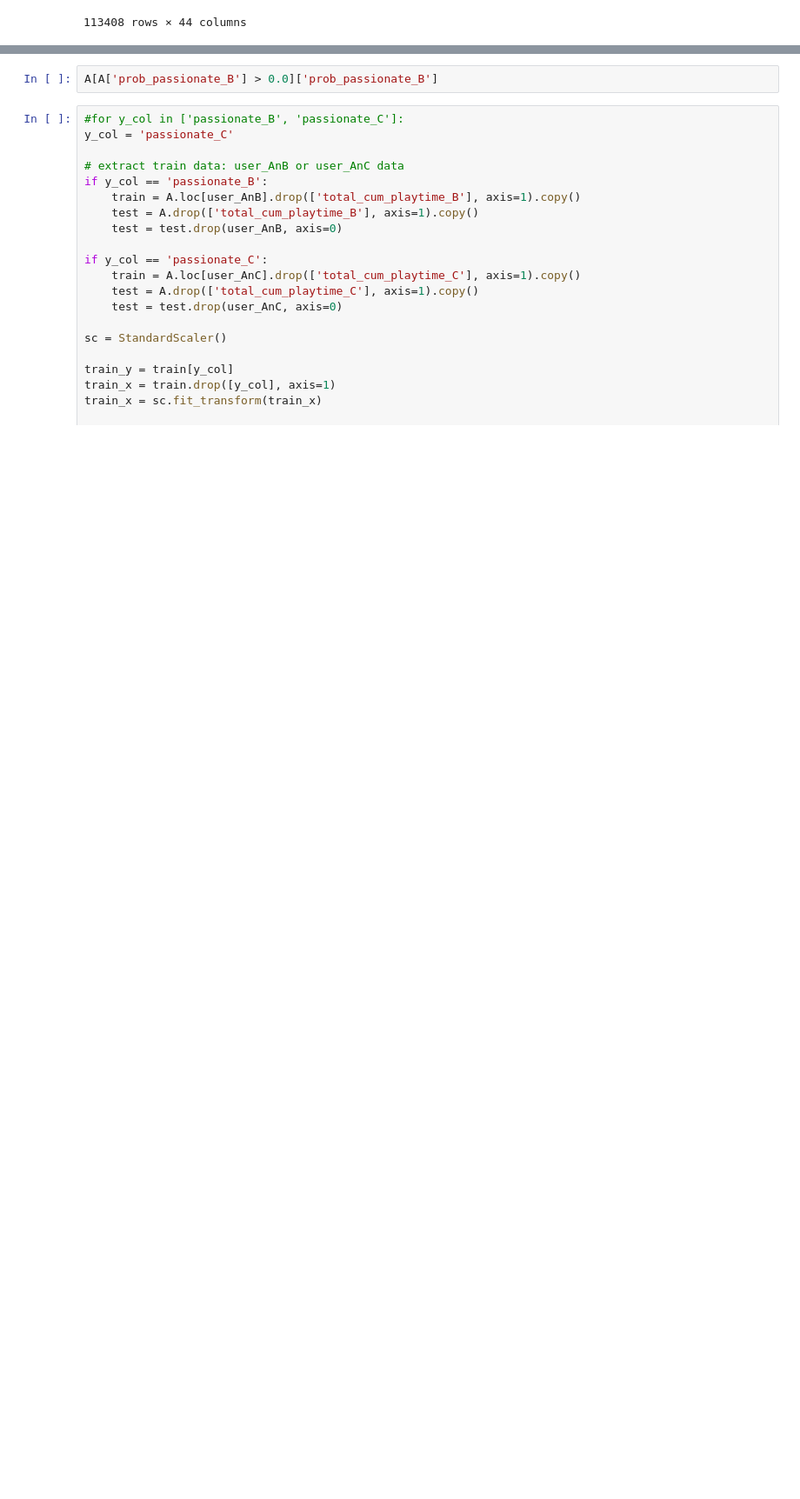
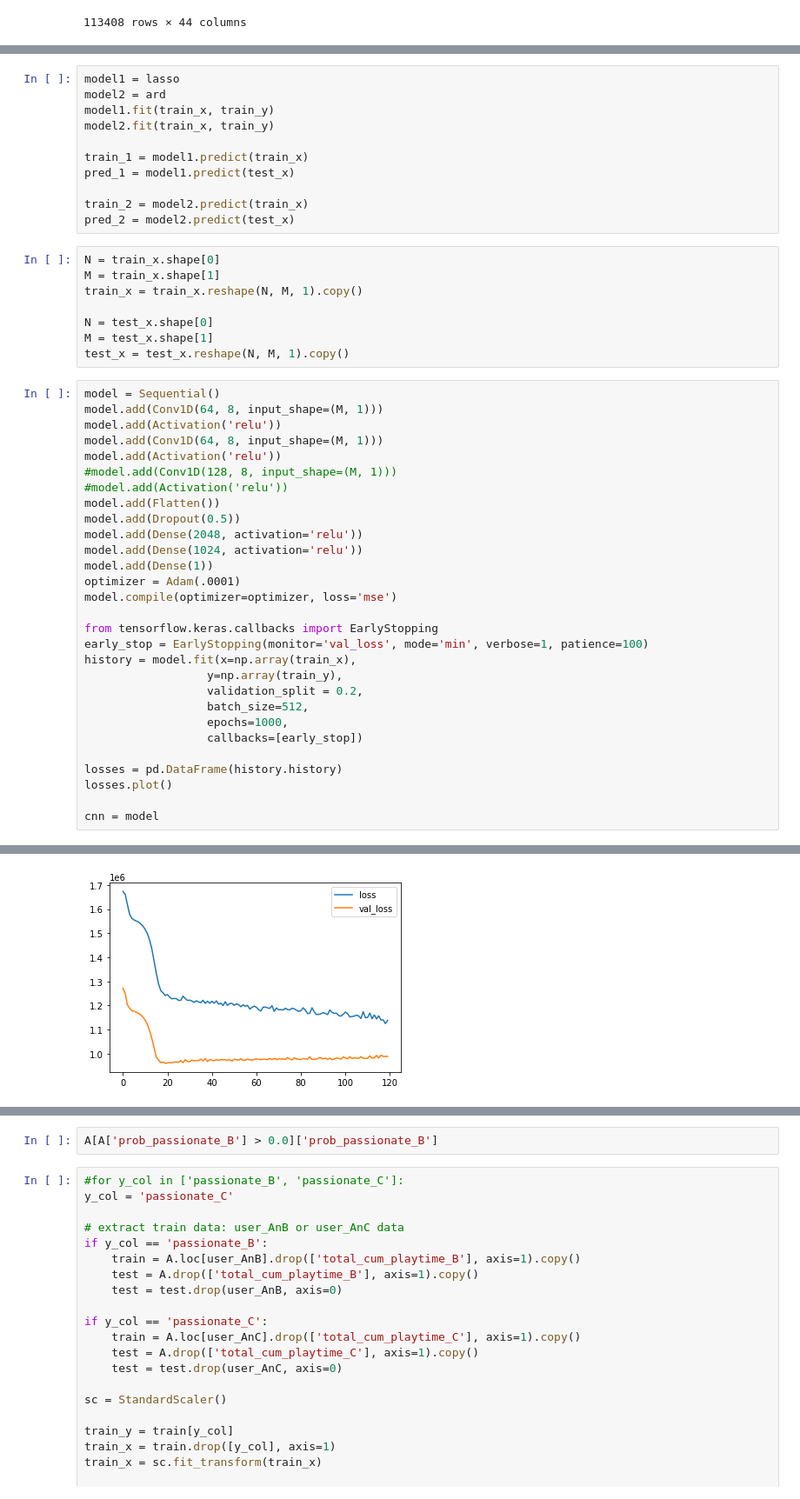
Before and after one commit to binvonseoul/nexon, a Jupyter notebook: NEXON_assg4.ipynb, the cells around one changed output, grey strips where cells are left out. Shown at 87% size. Cells and saved outputs as stored; diff of their text form; blank space fills up the shorter version.

```diff
--- a/NEXON_assg4.ipynb
+++ b/NEXON_assg4.ipynb
@@ -664,0 +875,49 @@ A
+# %%
+model1 = lasso
+model2 = ard
+model1.fit(train_x, train_y)
+model2.fit(train_x, train_y)
+
+train_1 = model1.predict(train_x)
+pred_1 = model1.predict(test_x)
+
+train_2 = model2.predict(train_x)
+pred_2 = model2.predict(test_x)
+# %%
+N = train_x.shape[0]
+M = train_x.shape[1]
+train_x = train_x.reshape(N, M, 1).copy()
+
+N = test_x.shape[0]
+M = test_x.shape[1]
+test_x = test_x.reshape(N, M, 1).copy()
+# %%
+model = Sequential()
+model.add(Conv1D(64, 8, input_shape=(M, 1)))
+model.add(Activation('relu'))
+model.add(Conv1D(64, 8, input_shape=(M, 1)))
+model.add(Activation('relu'))
+#model.add(Conv1D(128, 8, input_shape=(M, 1)))
+#model.add(Activation('relu'))
+model.add(Flatten())
+model.add(Dropout(0.5))
+model.add(Dense(2048, activation='relu'))
+model.add(Dense(1024, activation='relu'))
+model.add(Dense(1))
+optimizer = Adam(.0001)
+model.compile(optimizer=optimizer, loss='mse')
+
+from tensorflow.keras.callbacks import EarlyStopping
+early_stop = EarlyStopping(monitor='val_loss', mode='min', verbose=1, patience=100)
+history = model.fit(x=np.array(train_x),
+                  y=np.array(train_y),
+                  validation_split = 0.2,
+                  batch_size=512,
+                  epochs=1000,
+                  callbacks=[early_stop])
+
+losses = pd.DataFrame(history.history)
+losses.plot()
+
+cnn = model
+# %% [output]
@@ -664,0 +941 @@ A
+[figure, added]
```
Also changed, not shown: parts of 37 cells of this notebook, 4 other files.
